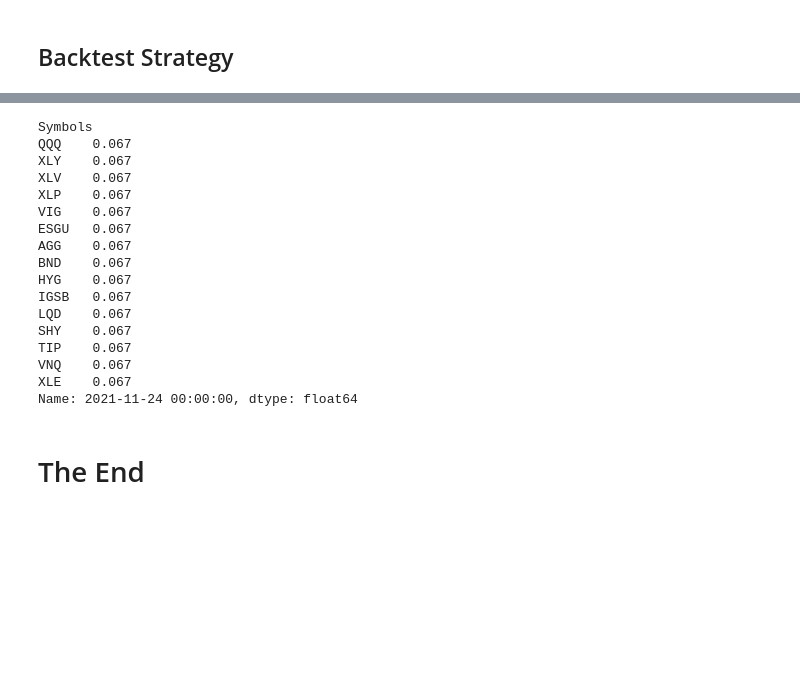
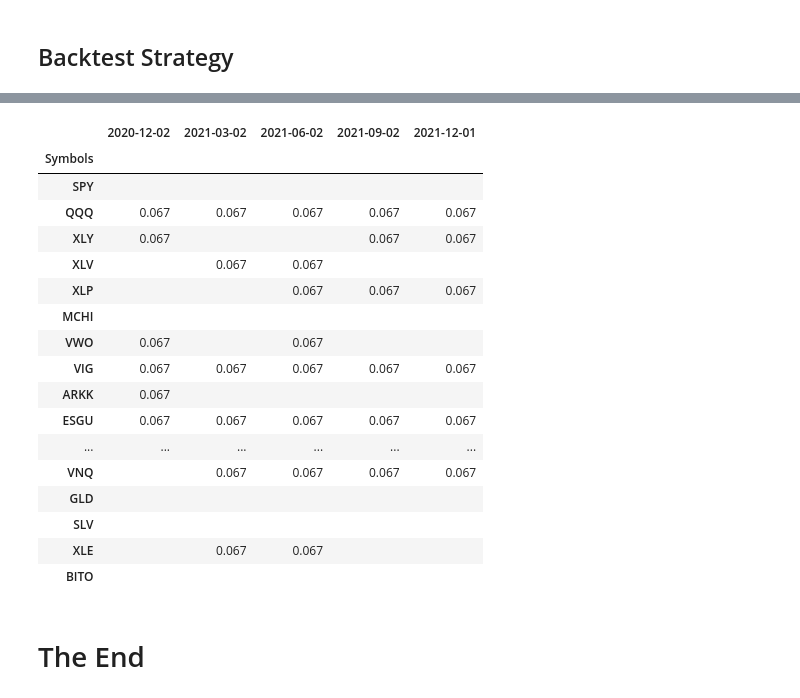
Before and after one commit to samueljuanp/investment_analysis, a Jupyter notebook: strategies/macro_momentum.ipynb, the cells around one changed output, grey strips where cells are left out. Cells and saved outputs as stored; diff of their text form; code cells hidden in the pictures; blank space fills up the shorter version.

```diff
--- a/strategies/macro_momentum.ipynb
+++ b/strategies/macro_momentum.ipynb
@@ -53,6 +54,9 @@ plt.show()
 # %%
 # strategy parameters
 lookback = 12
+hold = 3
+seasonality = None
+
 threshold = 0.90
 max_assets = 15
 min_assets = 10
@@ -61,15 +65,25 @@ min_assets = 10
 critical = data.resample('BMS').mean().index
 while [date for date in critical if date not in data.index] != []:
     critical = [date if date in data.index else date+BDay(1) for date in critical]
+critical = critical[seasonality:]
 
-# capture important dates
-start = critical[:-lookback]
-rebalance_dates = critical[lookback:]
-end = [date-BDay(1) for date in rebalance_dates]
+# capture lookback start dates
+start = critical[:-lookback:hold]
+
+# capture rebalance dates (after ex-date)
+rebalance_on = critical[lookback::hold]
+rebalance_on = [date+BDay(1) for date in rebalance_on]
+
+# capture end of holding dates (on ex-date)
+hold_until = [date for date in critical[lookback+hold::hold]]
+
+# capture lookback end dates
+end = [date-BDay(1) for date in rebalance_on]
 
 # check sample of lookback and allocation period
-i = 12
+i = 71
 print(f"Lookback starts : {start[i].date()}")
 print(f"Lookback ends   : {end[i].date()}")
-print(f"Rebalance on    : {rebalance_dates[i].date()}")
+print(f"Rebalance on    : {rebalance_on[i].date()}")
+print(f"Hold until      : {hold_until[i].date()}")
 # %% [output]
@@ -204,22 +215,35 @@ plt.show()
-# %%
-allocation.iloc[-1].dropna()
-# %% [output]
-Symbols
-QQQ    0.067
-XLY    0.067
-XLV    0.067
-XLP    0.067
-VIG    0.067
-ESGU   0.067
-AGG    0.067
-BND    0.067
-HYG    0.067
-IGSB   0.067
-LQD    0.067
-SHY    0.067
-TIP    0.067
-VNQ    0.067
-XLE    0.067
-Name: 2021-11-24 00:00:00, dtype: float64
+# %%
+try:
+    dist = pd.concat([allocation.loc[rebalance_on[-5]],
+                      allocation.loc[rebalance_on[-4]],
+                      allocation.loc[rebalance_on[-3]],
+                      allocation.loc[rebalance_on[-2]],
+                      allocation.loc[rebalance_on[-1]]], axis=1).replace(np.nan, '')
+except:
+    dist = pd.concat([allocation.loc[rebalance_on[-5]],
+                      allocation.loc[rebalance_on[-4]],
+                      allocation.loc[rebalance_on[-3]],
+                      allocation.loc[rebalance_on[-2]],
+                      allocation.iloc[-1]], axis=1).replace(np.nan, '')
+dist
+# %% [output]
+|  | 2020-12-02 | 2021-03-02 | 2021-06-02 | 2021-09-02 | 2021-12-01 |
+| Symbols |  |  |  |  |  |
+| SPY |  |  |  |  |  |
+| QQQ | 0.067 | 0.067 | 0.067 | 0.067 | 0.067 |
+| XLY | 0.067 |  |  | 0.067 | 0.067 |
+| XLV |  | 0.067 | 0.067 |  |  |
+| XLP |  |  | 0.067 | 0.067 | 0.067 |
+| MCHI |  |  |  |  |  |
+| VWO | 0.067 |  | 0.067 |  |  |
+| VIG | 0.067 | 0.067 | 0.067 | 0.067 | 0.067 |
+| ARKK | 0.067 |  |  |  |  |
+| ESGU | 0.067 | 0.067 | 0.067 | 0.067 | 0.067 |
+| ... | ... | ... | ... | ... | ... |
+| VNQ |  | 0.067 | 0.067 | 0.067 | 0.067 |
+| GLD |  |  |  |  |  |
+| SLV |  |  |  |  |  |
+| XLE |  | 0.067 | 0.067 |  |  |
+| BITO |  |  |  |  |  |
 # %% [markdown]
 # The End
```
Also changed, not shown: parts of 8 cells of this notebook.
